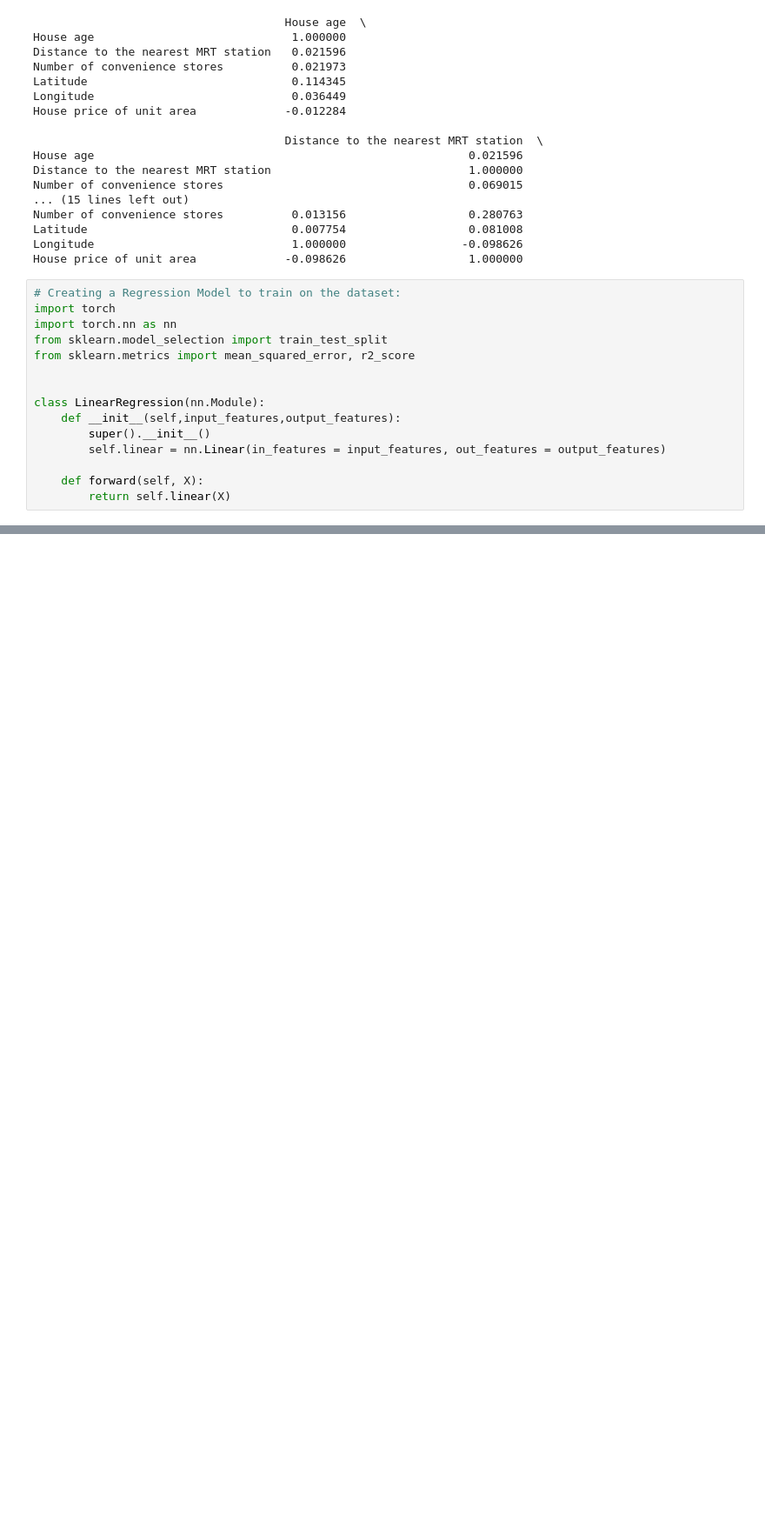
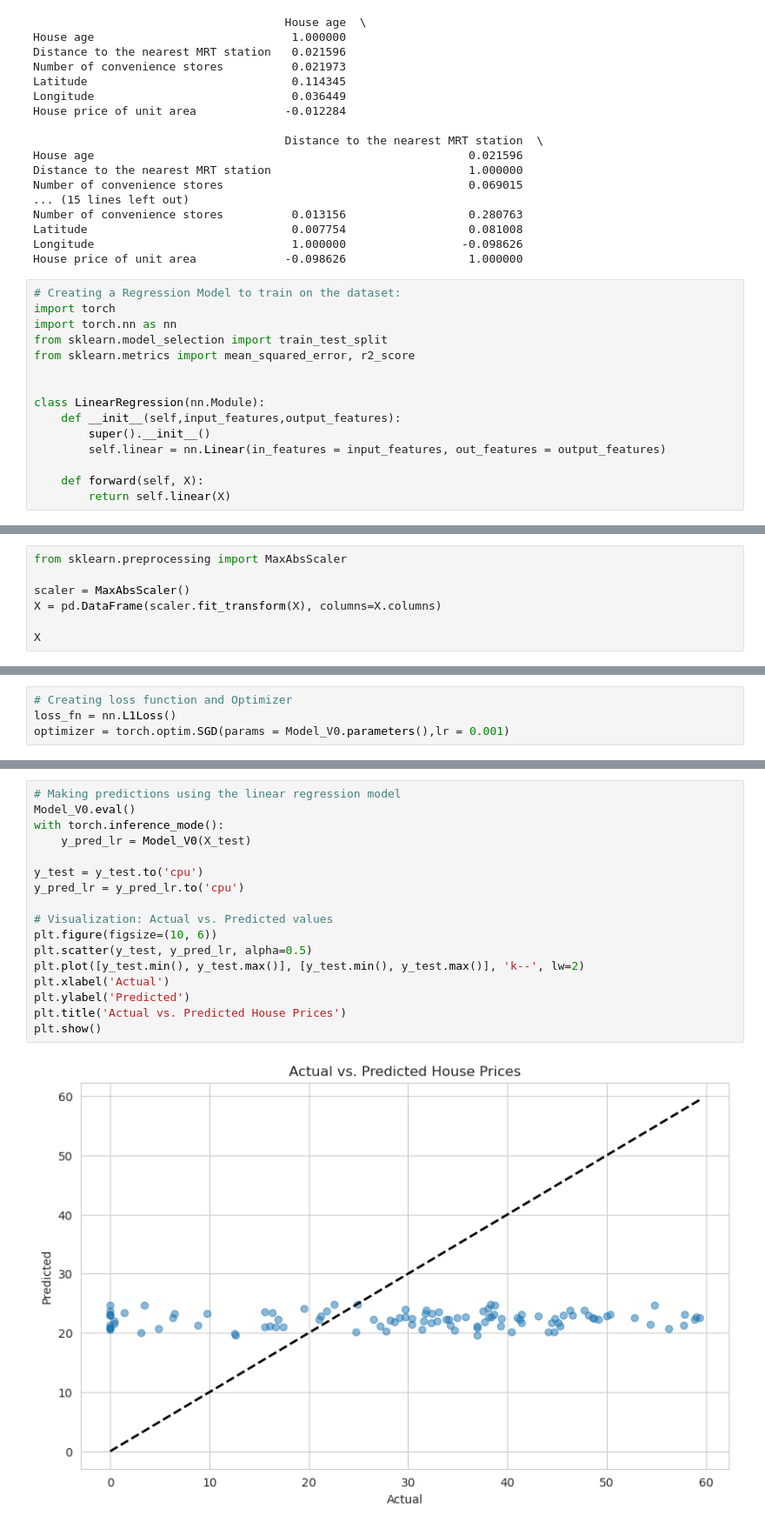
Before and after one commit to nvsingh2001/Real_Estate_Price_Prediction, a Jupyter notebook: Real Estate Price Prediction.ipynb, the cells around one changed output, grey strips where cells are left out. Shown: that part at 87% size. Drawn from its saved outputs; the diff is of its cells as text; blank space fills up the shorter version.

```diff
--- a/Real Estate Price Prediction.ipynb
+++ b/Real Estate Price Prediction.ipynb
@@ -270,0 +192,7 @@ Epoch: 980 | Train loss: 666.151 | Test loss: 475.588
+# %%
+from sklearn.preprocessing import MaxAbsScaler
+
+scaler = MaxAbsScaler()
+X = pd.DataFrame(scaler.fit_transform(X), columns=X.columns)
+
+X
@@ -270,0 +220,4 @@ Epoch: 980 | Train loss: 666.151 | Test loss: 475.588
+# %%
+# Creating loss function and Optimizer
+loss_fn = nn.L1Loss()
+optimizer = torch.optim.SGD(params = Model_V0.parameters(),lr = 0.001)
@@ -270,0 +291,19 @@ Epoch: 980 | Train loss: 666.151 | Test loss: 475.588
+# %%
+# Making predictions using the linear regression model
+Model_V0.eval()
+with torch.inference_mode():
+    y_pred_lr = Model_V0(X_test)
+
+y_test = y_test.to('cpu')
+y_pred_lr = y_pred_lr.to('cpu')
+
+# Visualization: Actual vs. Predicted values
+plt.figure(figsize=(10, 6))
+plt.scatter(y_test, y_pred_lr, alpha=0.5)
+plt.plot([y_test.min(), y_test.max()], [y_test.min(), y_test.max()], 'k--', lw=2)
+plt.xlabel('Actual')
+plt.ylabel('Predicted')
+plt.title('Actual vs. Predicted House Prices')
+plt.show()
+# %% [output]
+[figure, added]
```
Also changed, not shown: parts of 14 cells of this notebook.
